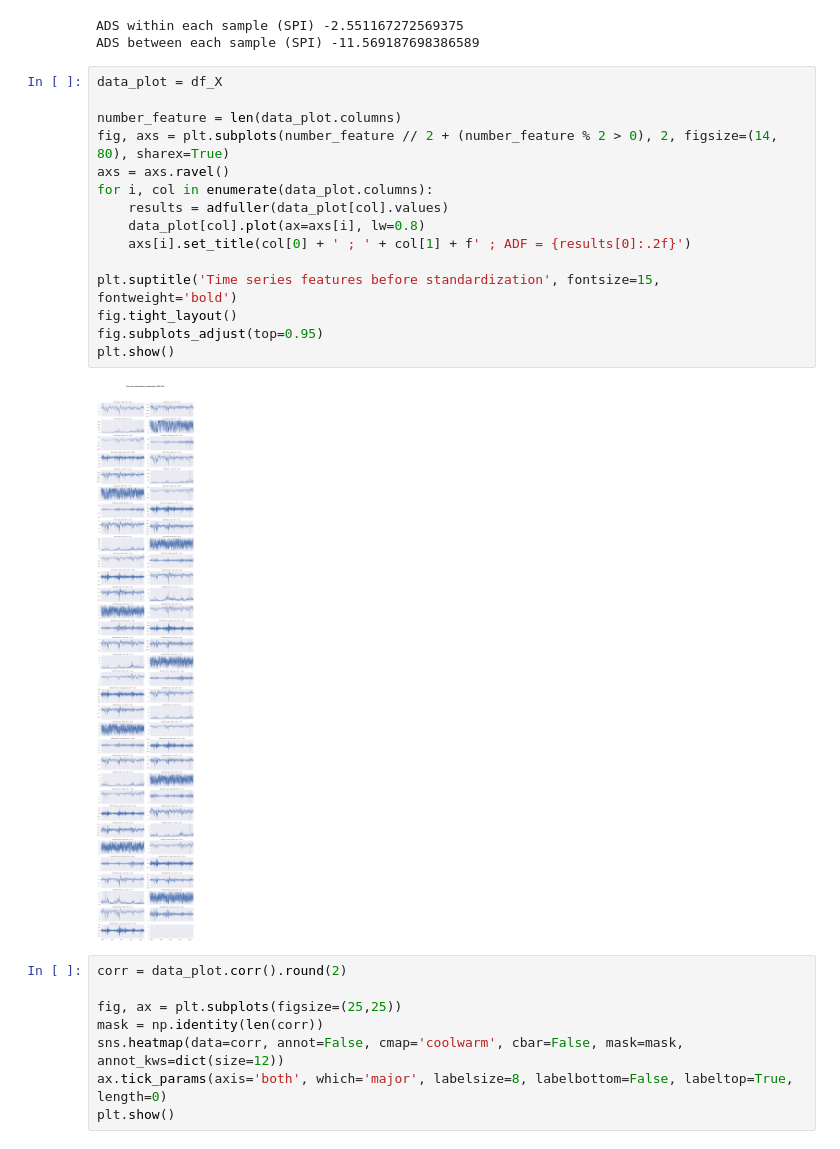
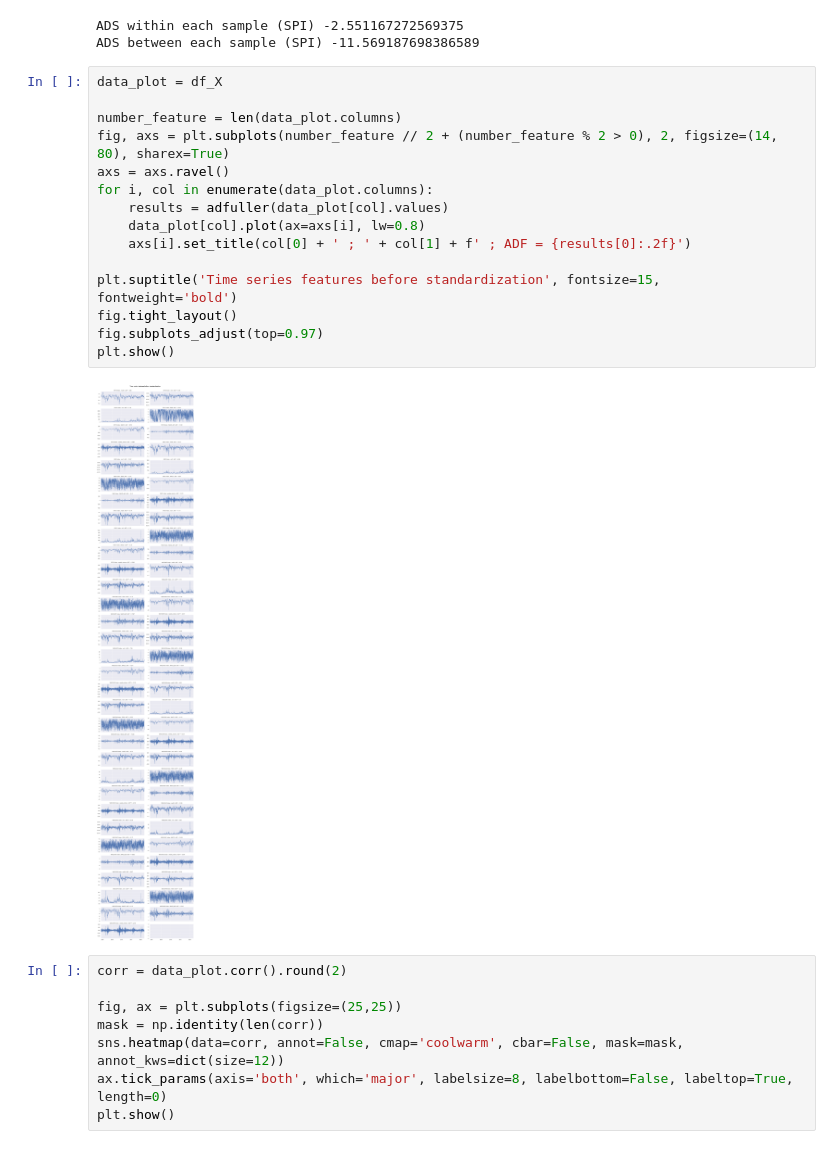
Before and after one commit to lacoupe/BCVS, a Jupyter notebook: SW/size/size.ipynb, the cells around one changed output. Saved outputs shown, nothing was run; the diff lists cells and outputs as text.

```diff
--- a/SW/size/size.ipynb
+++ b/SW/size/size.ipynb
@@ -209,20 +227,20 @@ ADS between each sample (SPI) -11.569187698386589
 # %%
 data_plot = df_X
 
 number_feature = len(data_plot.columns)
 fig, axs = plt.subplots(number_feature // 2 + (number_feature % 2 > 0), 2, figsize=(14, 80), sharex=True)
 axs = axs.ravel()
 for i, col in enumerate(data_plot.columns):
     results = adfuller(data_plot[col].values)
     data_plot[col].plot(ax=axs[i], lw=0.8)
     axs[i].set_title(col[0] + ' ; ' + col[1] + f' ; ADF = {results[0]:.2f}')
 
 plt.suptitle('Time series features before standardization', fontsize=15, fontweight='bold')
 fig.tight_layout()
-fig.subplots_adjust(top=0.95)
+fig.subplots_adjust(top=0.97)
 plt.show()
 # %% [output]
-[figure, old version]
+[figure, new version]
 # %%
 corr = data_plot.corr().round(2)
 
```
Also changed, not shown: parts of 2 cells of this notebook, 2 other files.
